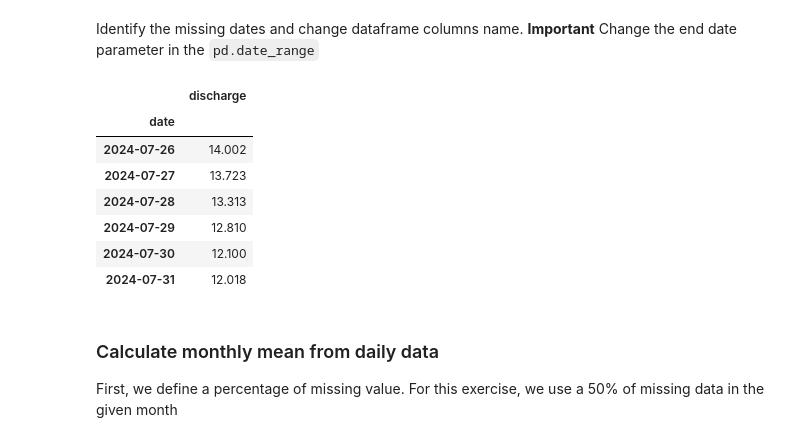
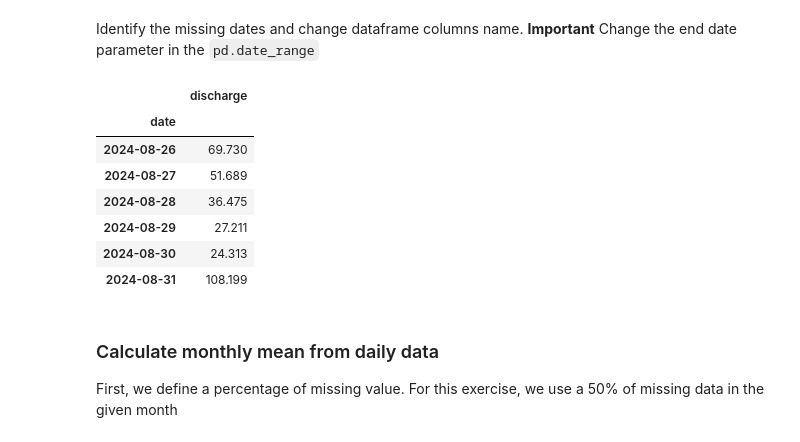
Before and after one commit to josevalles7/GT-HRH, a Jupyter notebook: HydroSOS/notebook/04_analogues_forecast.ipynb, the cells around one changed output. Cells and saved outputs as stored; diff of their text form; code cells hidden in the pictures.

```diff
--- a/HydroSOS/notebook/04_analogues_forecast.ipynb
+++ b/HydroSOS/notebook/04_analogues_forecast.ipynb
@@ -30,32 +30,30 @@ def q3(x):
 # %% [markdown]
 Import de daily discharge from a hydrological station located in Uruguay
 # %%
-station_name = 'santalucia'
-DISCHARGE_DAILY = pd.read_csv(f'../data/{station_name}_caudales.csv',parse_dates=['Fecha'],index_col="Fecha",dayfirst=True,na_values="NA")
+station_name = '1330'
+DISCHARGE_DAILY = pd.read_csv(f'../data/{station_name}.csv',parse_dates=['Fecha'],index_col="Fecha",dayfirst=True,na_values="NA")
 # %% [markdown]
 Identify the missing dates and change dataframe columns name. **Important** Change the end date parameter in the ``pd.date_range``
 # %%
 # Identify the missing data from a date range (1980 to 2023)
 DISCHARGE_DAILY_date_missing = pd.date_range(start = DISCHARGE_DAILY.index[0].strftime('%Y-%m-%d'), end = DISCHARGE_DAILY.index[-1].strftime('%Y-%m-%d'),freq='D')
 # Re-index the dataframe based on the missind date variable
 DISCHARGE_DAILY = DISCHARGE_DAILY.reindex(DISCHARGE_DAILY_date_missing,fill_value=None)
 # Set index Fecha
 DISCHARGE_DAILY.index.name = 'date'
 # Change columns names
-DISCHARGE_DAILY.columns = ['station','discharge']
-# Remove station code column
-DISCHARGE_DAILY = DISCHARGE_DAILY.drop(columns='station')
+DISCHARGE_DAILY.columns = ['discharge']
 # Print the last 6 values
 HTML(DISCHARGE_DAILY.tail(6).to_html())
 # %% [output]
 |  | discharge |
 | date |  |
-| 2024-07-26 | 14.002 |
-| 2024-07-27 | 13.723 |
-| 2024-07-28 | 13.313 |
-| 2024-07-29 | 12.810 |
-| 2024-07-30 | 12.100 |
-| 2024-07-31 | 12.018 |
+| 2024-08-26 | 69.730 |
+| 2024-08-27 | 51.689 |
+| 2024-08-28 | 36.475 |
+| 2024-08-29 | 27.211 |
+| 2024-08-30 | 24.313 |
+| 2024-08-31 | 108.199 |
 # %% [markdown]
 ### Calculate monthly mean from daily data
 
```
Also changed, not shown: parts of 12 cells of this notebook.
